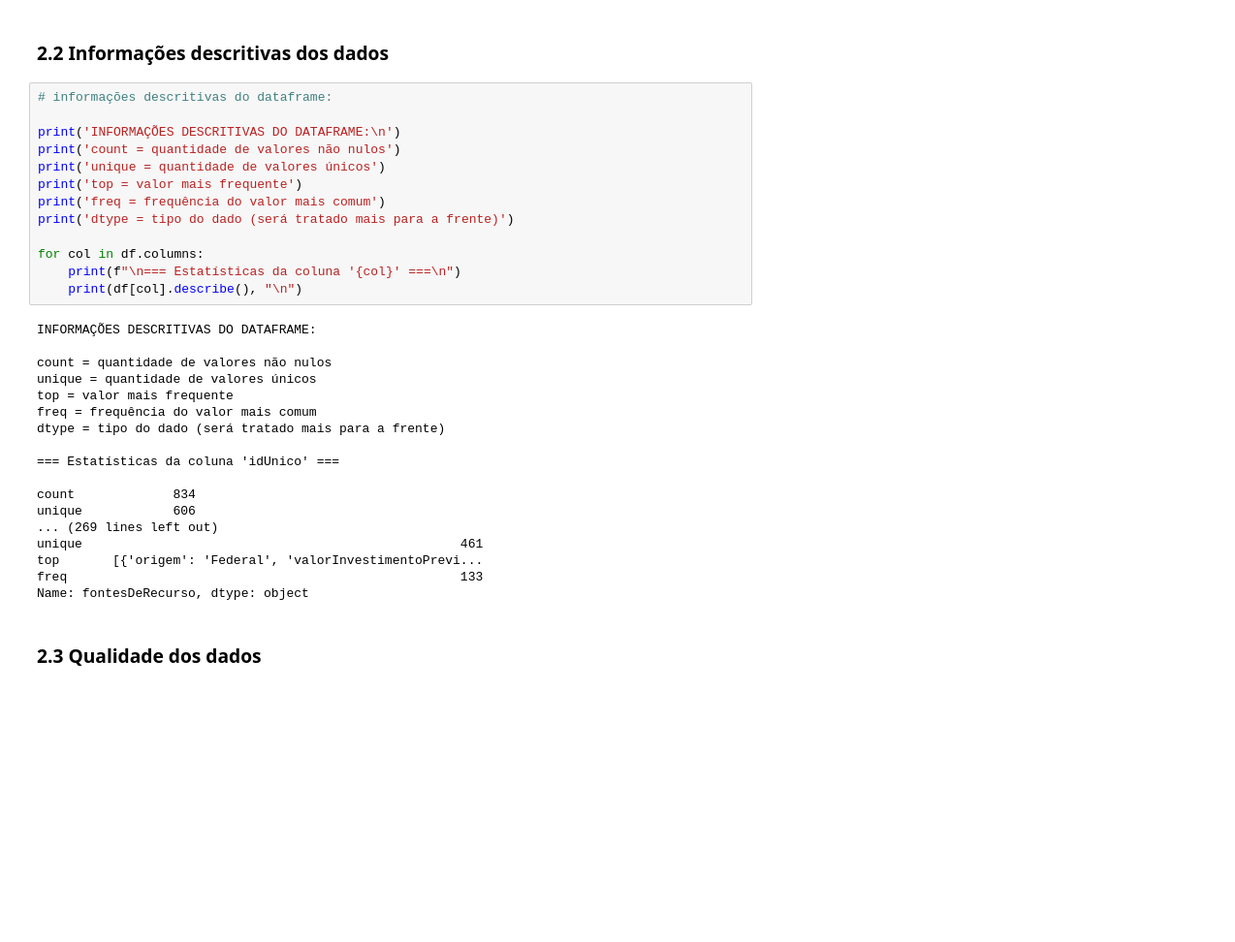
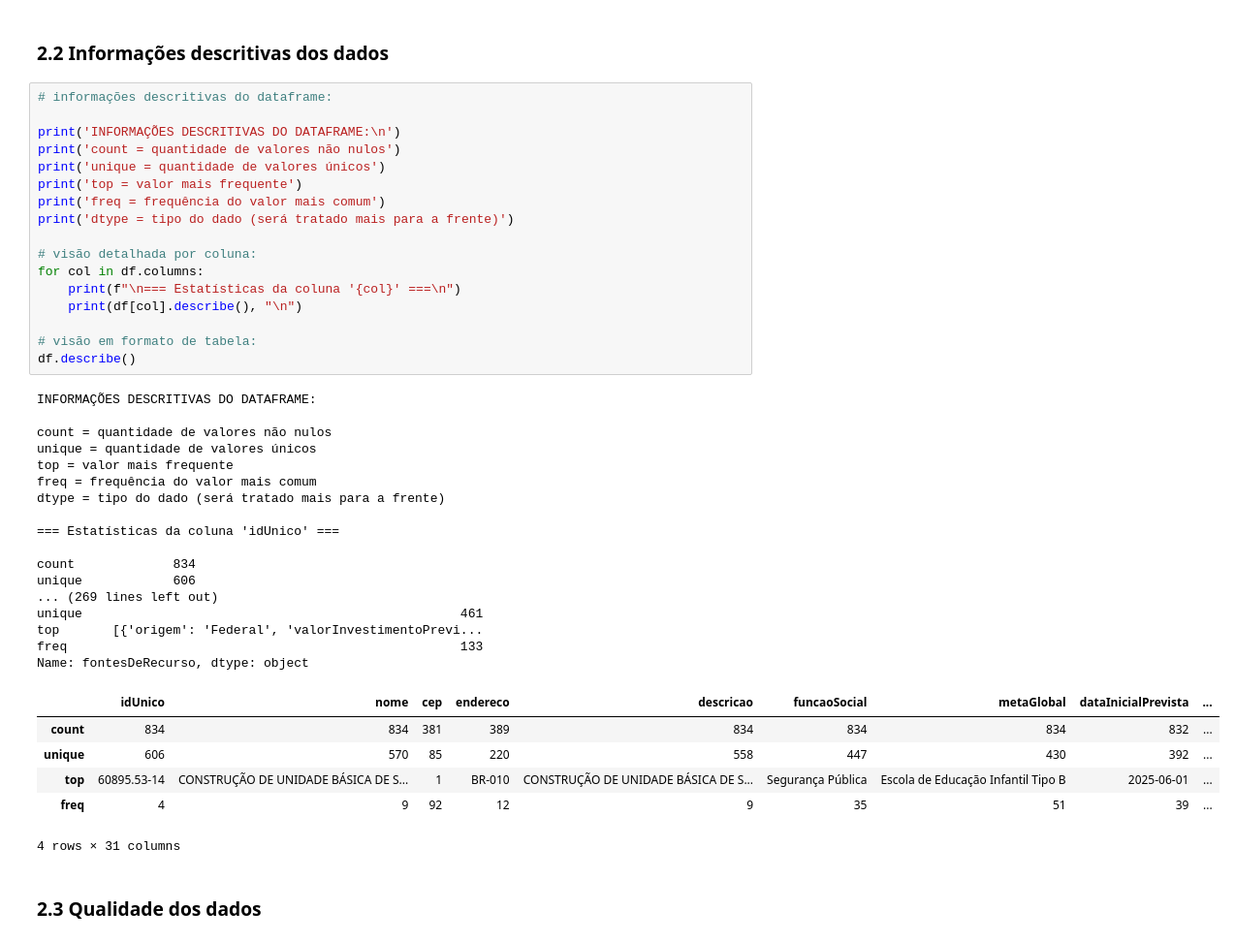
Before and after one commit to lcsgborges/obrasgov-df-data-extraction, a Jupyter notebook: main.ipynb, the cells around one changed output. Shown at 97% size. Cells and saved outputs as stored; diff of their text form; blank space fills up the shorter version.

```diff
--- a/main.ipynb
+++ b/main.ipynb
@@ -169,33 +166,43 @@ memory usage: 202.1+ KB
 # informações descritivas do dataframe:
 
 print('INFORMAÇÕES DESCRITIVAS DO DATAFRAME:\n')
 print('count = quantidade de valores não nulos')
 print('unique = quantidade de valores únicos')
 print('top = valor mais frequente')
 print('freq = frequência do valor mais comum')
 print('dtype = tipo do dado (será tratado mais para a frente)')
 
+# visão detalhada por coluna:
 for col in df.columns:
     print(f"\n=== Estatísticas da coluna '{col}' ===\n")
     print(df[col].describe(), "\n")
+
+# visão em formato de tabela:
+df.describe()
 # %% [output]
 INFORMAÇÕES DESCRITIVAS DO DATAFRAME:
 
 count = quantidade de valores não nulos
 unique = quantidade de valores únicos
 top = valor mais frequente
 freq = frequência do valor mais comum
 dtype = tipo do dado (será tratado mais para a frente)
 
 === Estatísticas da coluna 'idUnico' ===
 
 count             834
 unique            606
 ... (269 lines left out)
 unique                                                  461
 top       [{'origem': 'Federal', 'valorInvestimentoPrevi...
 freq                                                    133
 Name: fontesDeRecurso, dtype: object
+|  | idUnico | nome | cep | endereco | descricao | funcaoSocial | metaGlobal | dataInicialPrevista | ... |
+| count | 834 | 834 | 381 | 389 | 834 | 834 | 834 | 832 | ... |
+| unique | 606 | 570 | 85 | 220 | 558 | 447 | 430 | 392 | ... |
+| top | 60895.53-14 | CONSTRUÇÃO DE UNIDADE BÁSICA DE S... | 1 | BR-010 | CONSTRUÇÃO DE UNIDADE BÁSICA DE S... | Segurança Pública | Escola de Educação Infantil Tipo B | 2025-06-01 | ... |
+| freq | 4 | 9 | 92 | 12 | 9 | 35 | 51 | 39 | ... |
+4 rows × 31 columns
 # %% [markdown]
 ### 2.3 Qualidade dos dados
 # %%
```
Also changed, not shown: parts of 9 cells of this notebook.
